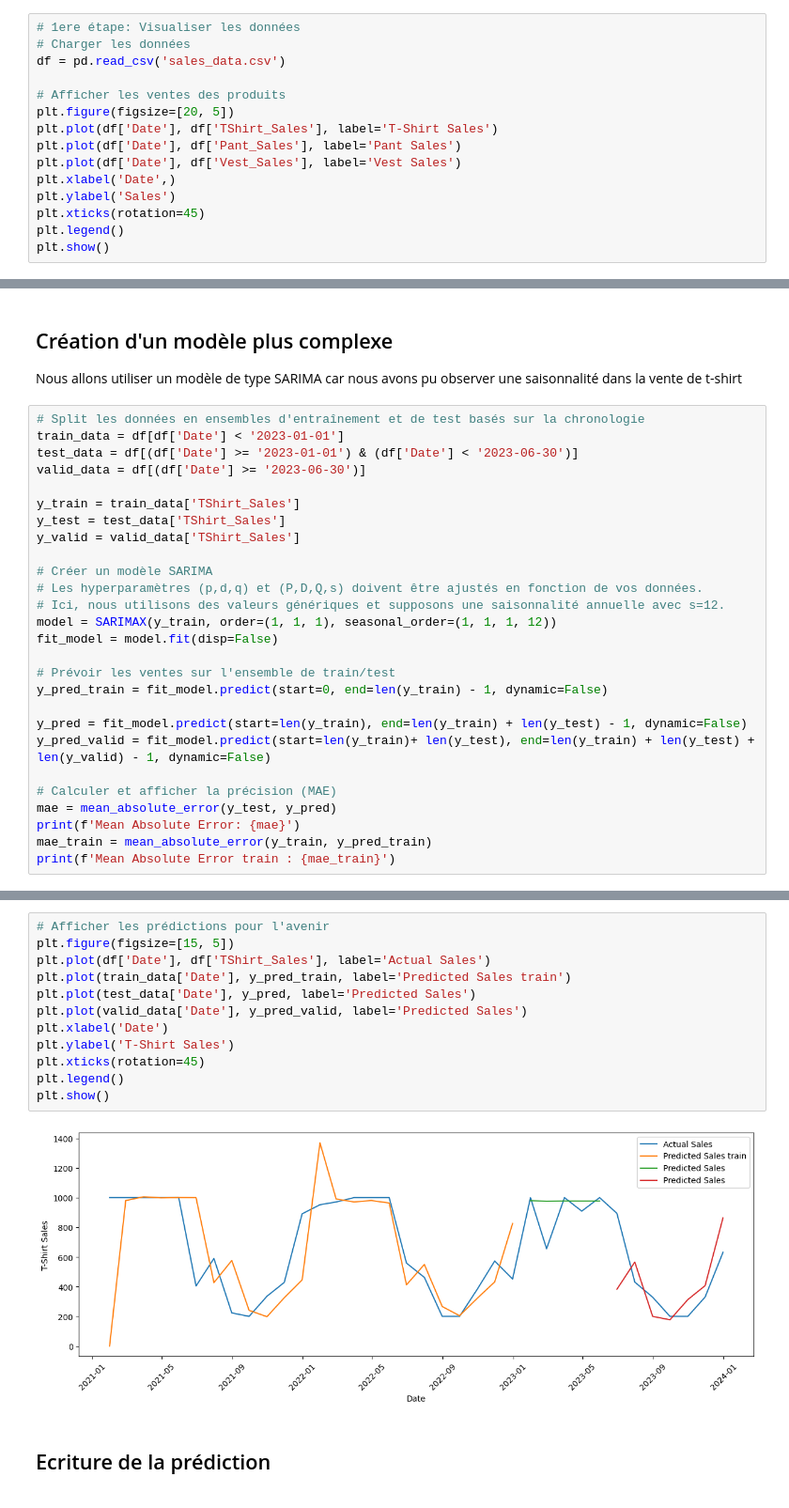
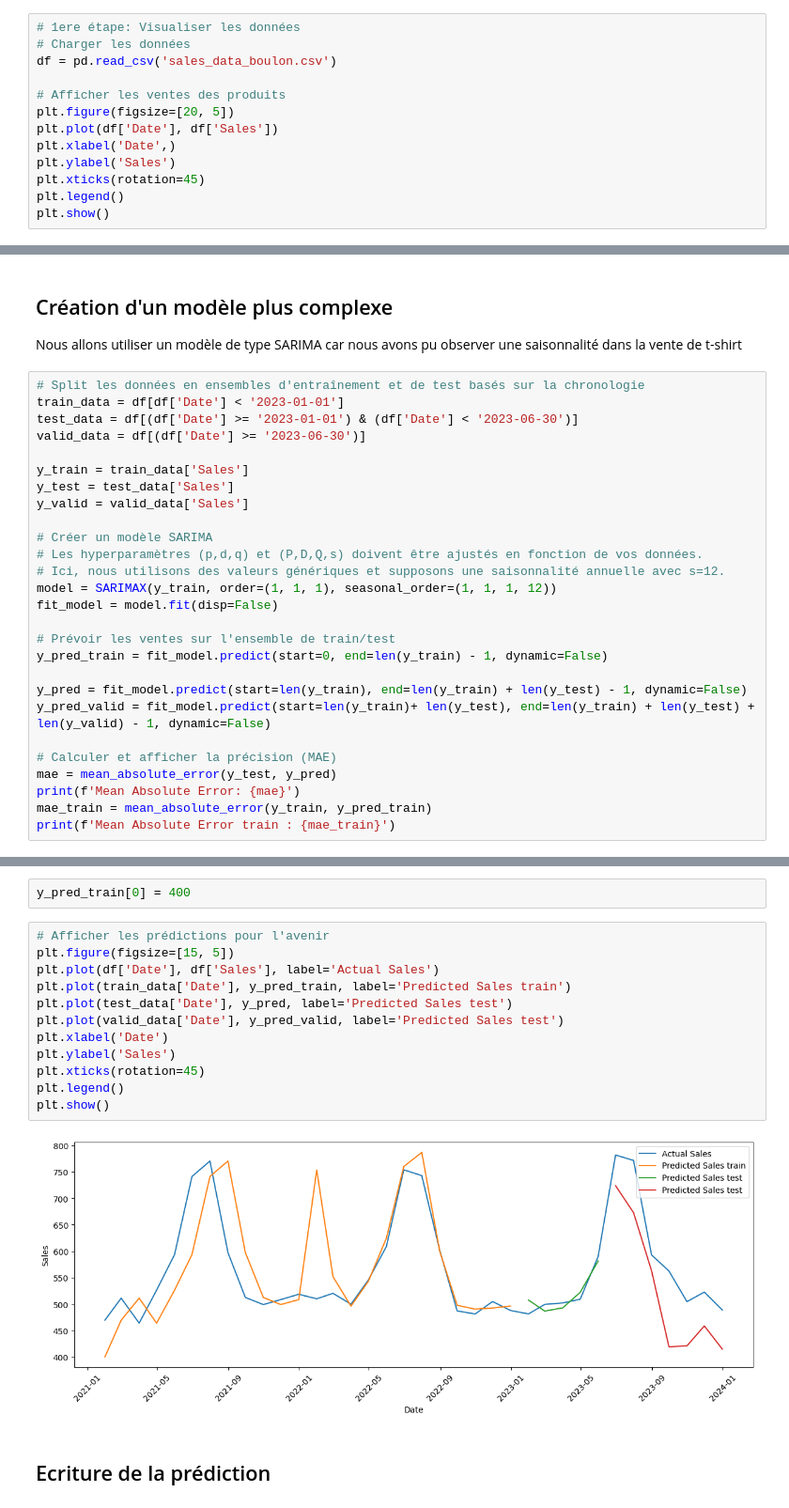
Before and after one commit to BenjaminAlleauIOD/02_demonstrateur, a Jupyter notebook: prevision/notebook_formation.ipynb, the cells around one changed output, grey strips where cells are left out. Shown at 94% size. Cells and saved outputs as stored; diff of their text form.

```diff
--- a/prevision/notebook_formation.ipynb
+++ b/prevision/notebook_formation.ipynb
@@ -15,13 +20,11 @@ from statsmodels.tsa.statespace.sarimax import SARIMAX
 # %%
 # 1ere étape: Visualiser les données
 # Charger les données
-df = pd.read_csv('sales_data.csv')
+df = pd.read_csv('sales_data_boulon.csv')
 
 # Afficher les ventes des produits
 plt.figure(figsize=[20, 5])
-plt.plot(df['Date'], df['TShirt_Sales'], label='T-Shirt Sales')
-plt.plot(df['Date'], df['Pant_Sales'], label='Pant Sales')
-plt.plot(df['Date'], df['Vest_Sales'], label='Vest Sales')
+plt.plot(df['Date'], df['Sales'])
 plt.xlabel('Date',)
 plt.ylabel('Sales')
 plt.xticks(rotation=45)
@@ -89,9 +106,9 @@ train_data = df[df['Date'] < '2023-01-01']
 test_data = df[(df['Date'] >= '2023-01-01') & (df['Date'] < '2023-06-30')]
 valid_data = df[(df['Date'] >= '2023-06-30')]
 
-y_train = train_data['TShirt_Sales']
-y_test = test_data['TShirt_Sales']
-y_valid = valid_data['TShirt_Sales']
+y_train = train_data['Sales']
+y_test = test_data['Sales']
+y_valid = valid_data['Sales']
 
 # Créer un modèle SARIMA
 # Les hyperparamètres (p,d,q) et (P,D,Q,s) doivent être ajustés en fonction de vos données.
@@ -116,17 +133,19 @@ Mean Absolute Error train : 177.81147187589787
+# %%
+y_pred_train[0] = 400
 # %%
 # Afficher les prédictions pour l'avenir
 plt.figure(figsize=[15, 5])
-plt.plot(df['Date'], df['TShirt_Sales'], label='Actual Sales')
+plt.plot(df['Date'], df['Sales'], label='Actual Sales')
 plt.plot(train_data['Date'], y_pred_train, label='Predicted Sales train')
-plt.plot(test_data['Date'], y_pred, label='Predicted Sales')
-plt.plot(valid_data['Date'], y_pred_valid, label='Predicted Sales')
+plt.plot(test_data['Date'], y_pred, label='Predicted Sales test')
+plt.plot(valid_data['Date'], y_pred_valid, label='Predicted Sales test')
 plt.xlabel('Date')
-plt.ylabel('T-Shirt Sales')
+plt.ylabel('Sales')
 plt.xticks(rotation=45)
 plt.legend()
 plt.show()
 # %% [output]
-[figure, old version]
+[figure, new version]
 # %% [markdown]
 ## Ecriture de la prédiction
 # %%
```
Also changed, not shown: parts of 7 cells of this notebook, 13 other files.
